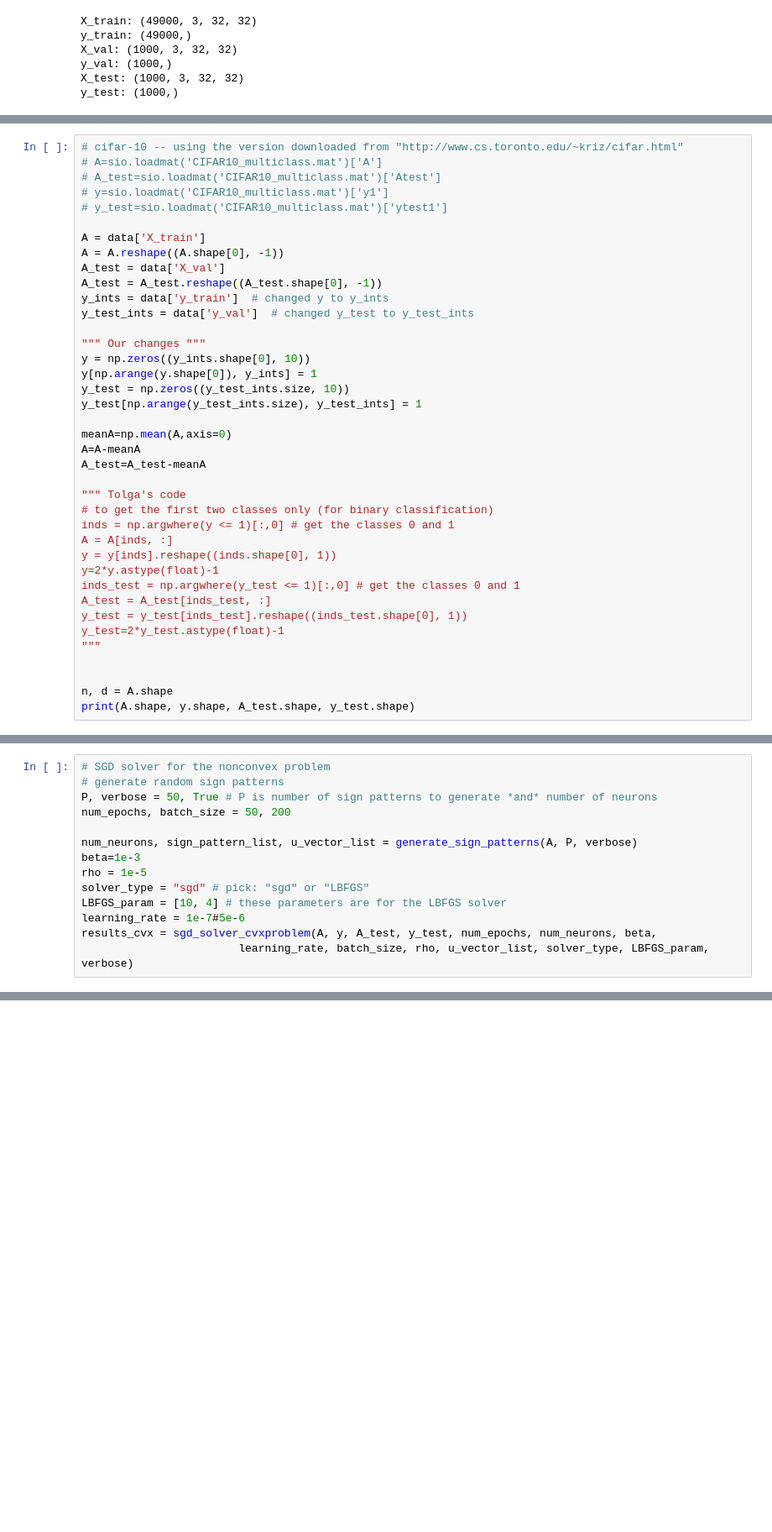
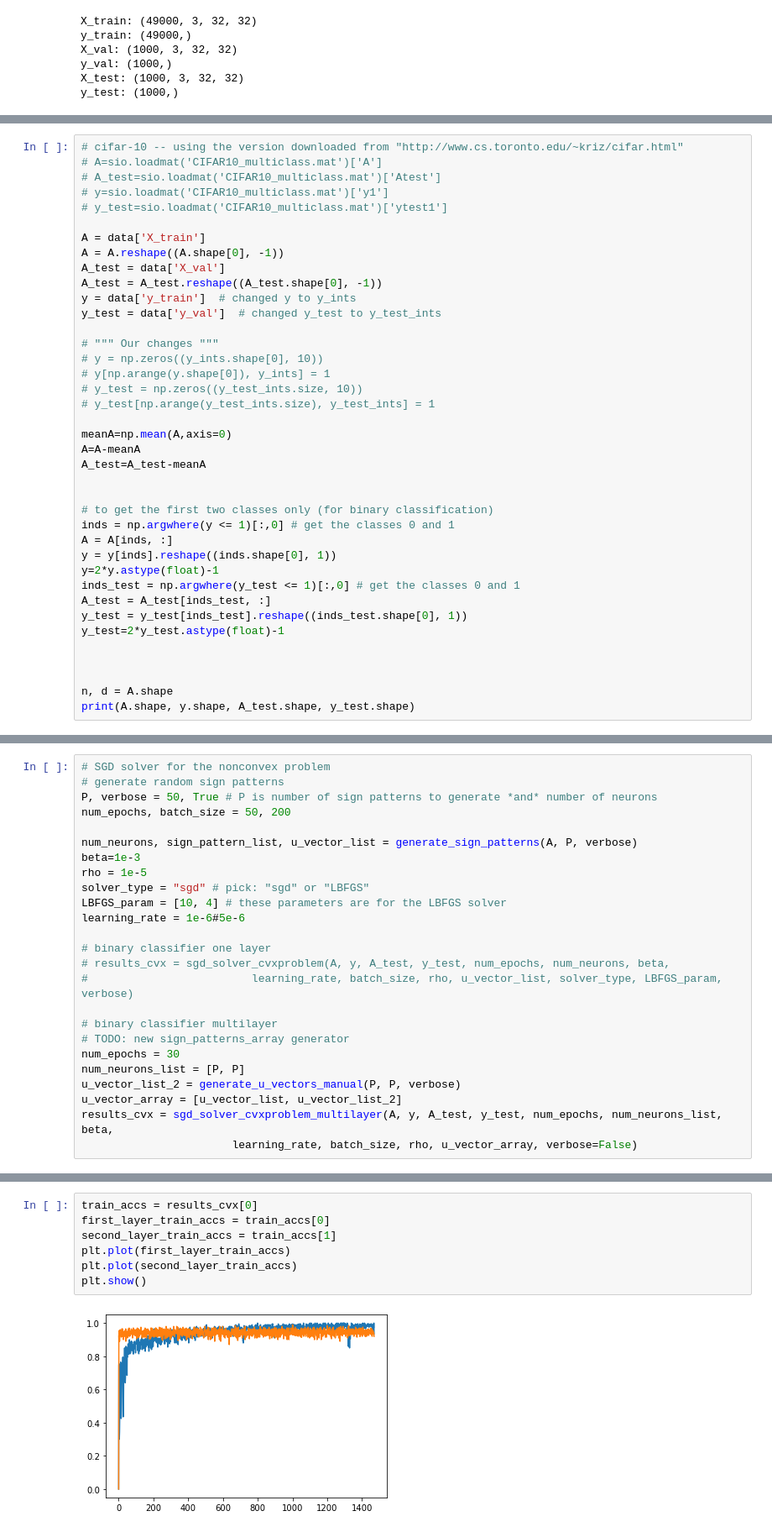
Before and after one commit to elijahspiegel/ConvexLayerwiseLearning, a Jupyter notebook: convexNN_py1.ipynb, the cells around one changed output, grey strips where cells are left out. Shown: that part at 84% size. Cells and saved outputs as stored; diff of their text form; blank space fills up the shorter version.

Commit message:
enabled layerwise learning in binary case

```diff
--- a/convexNN_py1.ipynb
+++ b/convexNN_py1.ipynb
@@ -286,20 +483,20 @@ A = data['X_train']
 A = A.reshape((A.shape[0], -1))
 A_test = data['X_val']
 A_test = A_test.reshape((A_test.shape[0], -1))
-y_ints = data['y_train']  # changed y to y_ints
-y_test_ints = data['y_val']  # changed y_test to y_test_ints
+y = data['y_train']  # changed y to y_ints
+y_test = data['y_val']  # changed y_test to y_test_ints
 
-""" Our changes """
-y = np.zeros((y_ints.shape[0], 10))
-y[np.arange(y.shape[0]), y_ints] = 1
-y_test = np.zeros((y_test_ints.size, 10))
-y_test[np.arange(y_test_ints.size), y_test_ints] = 1
+# """ Our changes """
+# y = np.zeros((y_ints.shape[0], 10))
+# y[np.arange(y.shape[0]), y_ints] = 1
+# y_test = np.zeros((y_test_ints.size, 10))
+# y_test[np.arange(y_test_ints.size), y_test_ints] = 1
 
 meanA=np.mean(A,axis=0)
 A=A-meanA
 A_test=A_test-meanA
 
-""" Tolga's code
+
 # to get the first two classes only (for binary classification)
 inds = np.argwhere(y <= 1)[:,0] # get the classes 0 and 1
 A = A[inds, :]
@@ -309,7 +506,7 @@ inds_test = np.argwhere(y_test <= 1)[:,0] # get the classes 0 and 1
 A_test = A_test[inds_test, :]
 y_test = y_test[inds_test].reshape((inds_test.shape[0], 1))
 y_test=2*y_test.astype(float)-1
-"""
+
 
 
 n, d = A.shape
@@ -327,8 +524,19 @@ beta=1e-3
 rho = 1e-5
 solver_type = "sgd" # pick: "sgd" or "LBFGS"
 LBFGS_param = [10, 4] # these parameters are for the LBFGS solver
-learning_rate = 1e-7#5e-6
-results_cvx = sgd_solver_cvxproblem(A, y, A_test, y_test, num_epochs, num_neurons, beta,
-                        learning_rate, batch_size, rho, u_vector_list, solver_type, LBFGS_param, verbose)
+learning_rate = 1e-6#5e-6
+
+# binary classifier one layer
+# results_cvx = sgd_solver_cvxproblem(A, y, A_test, y_test, num_epochs, num_neurons, beta,
+#                         learning_rate, batch_size, rho, u_vector_list, solver_type, LBFGS_param, verbose)
+
+# binary classifier multilayer
+# TODO: new sign_patterns_array generator
+num_epochs = 30
+num_neurons_list = [P, P]
+u_vector_list_2 = generate_u_vectors_manual(P, P, verbose)
+u_vector_array = [u_vector_list, u_vector_list_2]
+results_cvx = sgd_solver_cvxproblem_multilayer(A, y, A_test, y_test, num_epochs, num_neurons_list, beta,
+                       learning_rate, batch_size, rho, u_vector_array, verbose=False)
 # %% [output]
 Number of sign patterns generated: 50
@@ -351,0 +559,9 @@ KeyboardInterrupt:
+# %%
+train_accs = results_cvx[0]
+first_layer_train_accs = train_accs[0]
+second_layer_train_accs = train_accs[1]
+plt.plot(first_layer_train_accs)
+plt.plot(second_layer_train_accs)
+plt.show()
+# %% [output]
+[figure, added]
```
Also changed, not shown: parts of 7 cells of this notebook, 2 other files.
